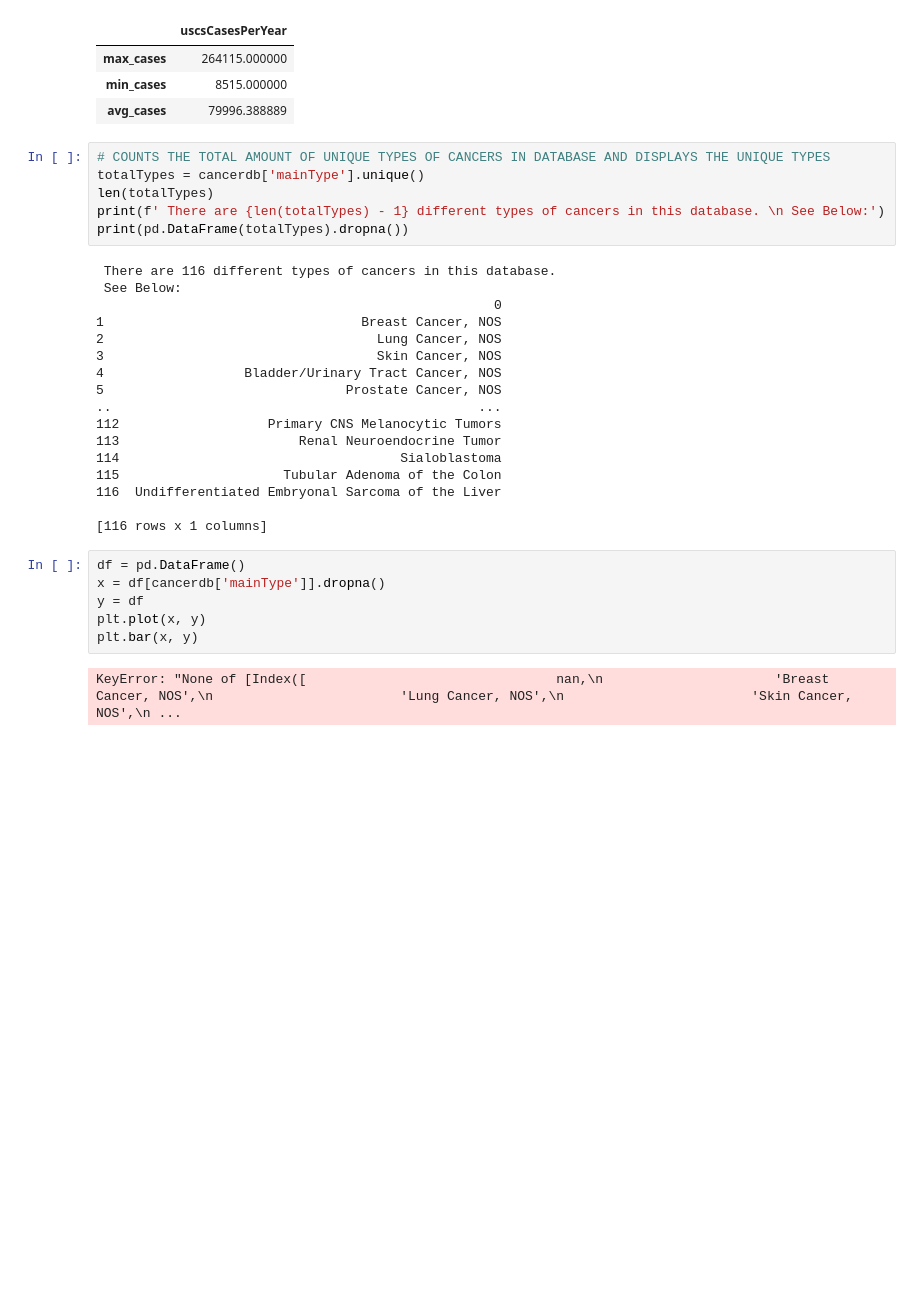
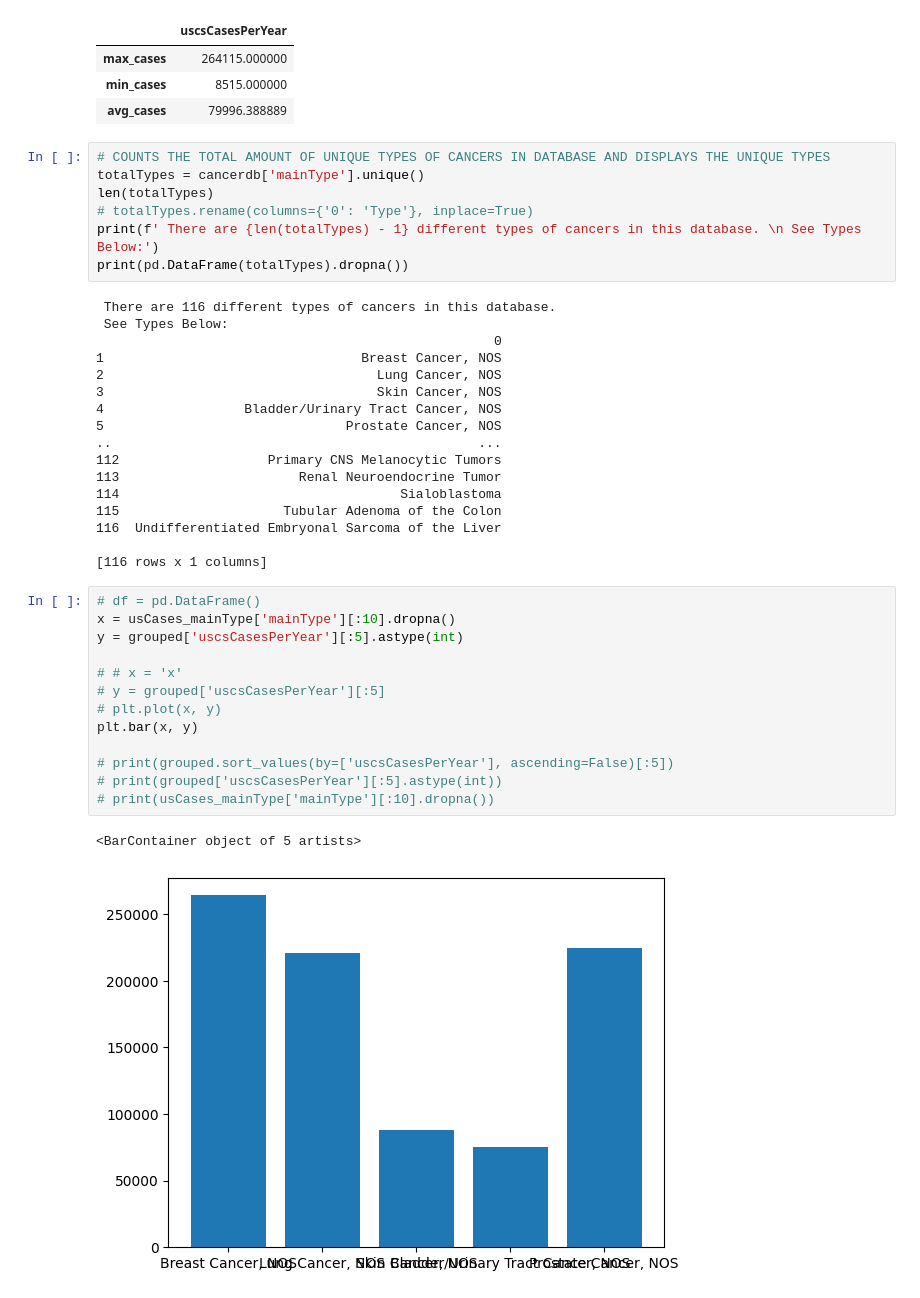
Before and after one commit to blwishom/etav_project, a Jupyter notebook: etav.ipynb, the cells around one changed output. Drawn from its saved outputs; the diff is of its cells as text; blank space fills up the shorter version.

Commit message:
added bar graph containing types of cancer and cases per year data

```diff
--- a/etav.ipynb
+++ b/etav.ipynb
@@ -109,11 +109,12 @@ grouped.agg(max_cases=('uscsCasesPerYear', 'max'),
 # COUNTS THE TOTAL AMOUNT OF UNIQUE TYPES OF CANCERS IN DATABASE AND DISPLAYS THE UNIQUE TYPES
 totalTypes = cancerdb['mainType'].unique()
 len(totalTypes)
-print(f' There are {len(totalTypes) - 1} different types of cancers in this database. \n See Below:')
+# totalTypes.rename(columns={'0': 'Type'}, inplace=True)
+print(f' There are {len(totalTypes) - 1} different types of cancers in this database. \n See Types Below:')
 print(pd.DataFrame(totalTypes).dropna())
 # %% [output]
  There are 116 different types of cancers in this database.
- See Below:
+ See Types Below:
                                                    0
 1                                 Breast Cancer, NOS
 2                                   Lung Cancer, NOS
@@ -128,11 +129,19 @@ print(pd.DataFrame(totalTypes).dropna())
 116  Undifferentiated Embryonal Sarcoma of the Liver
 
 [116 rows x 1 columns]
-# %%
-df = pd.DataFrame()
-x = df[cancerdb['mainType']].dropna()
-y = df
-plt.plot(x, y)
-plt.bar(x, y)
-# %% [output]
-KeyError: "None of [Index([                                nan,\n                      'Breast Cancer, NOS',\n                        'Lung Cancer, NOS',\n                        'Skin Cancer, NOS',\n ...
+# %%
+# df = pd.DataFrame()
+x = usCases_mainType['mainType'][:10].dropna()
+y = grouped['uscsCasesPerYear'][:5].astype(int)
+
+# # x = 'x'
+# y = grouped['uscsCasesPerYear'][:5]
+# plt.plot(x, y)
+plt.bar(x, y)
+
+# print(grouped.sort_values(by=['uscsCasesPerYear'], ascending=False)[:5])
+# print(grouped['uscsCasesPerYear'][:5].astype(int))
+# print(usCases_mainType['mainType'][:10].dropna())
+# %% [output]
+<BarContainer object of 5 artists>
+[figure, added]
```
